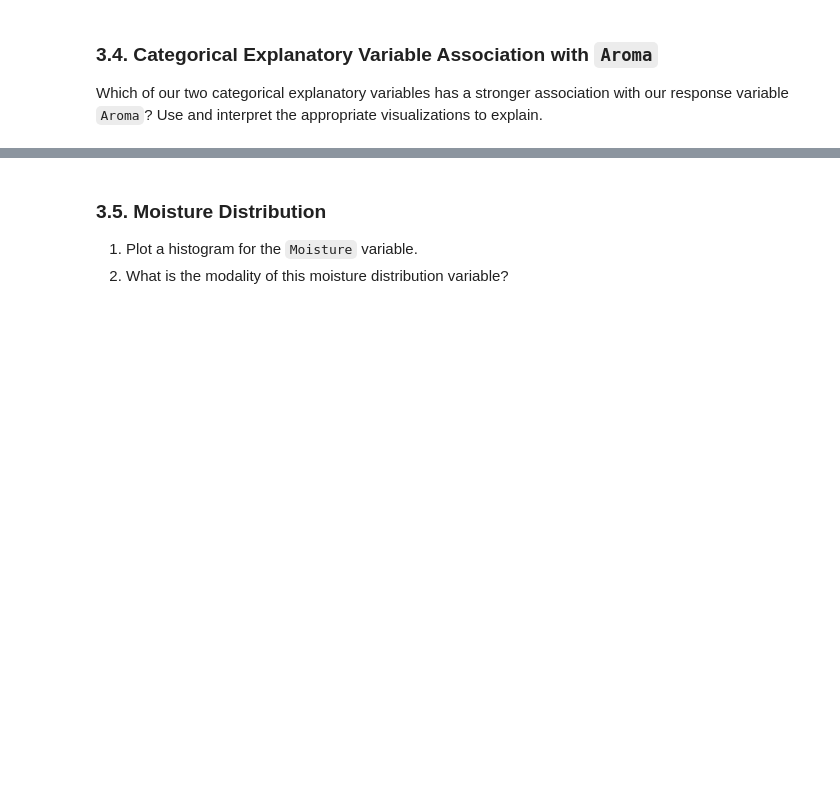
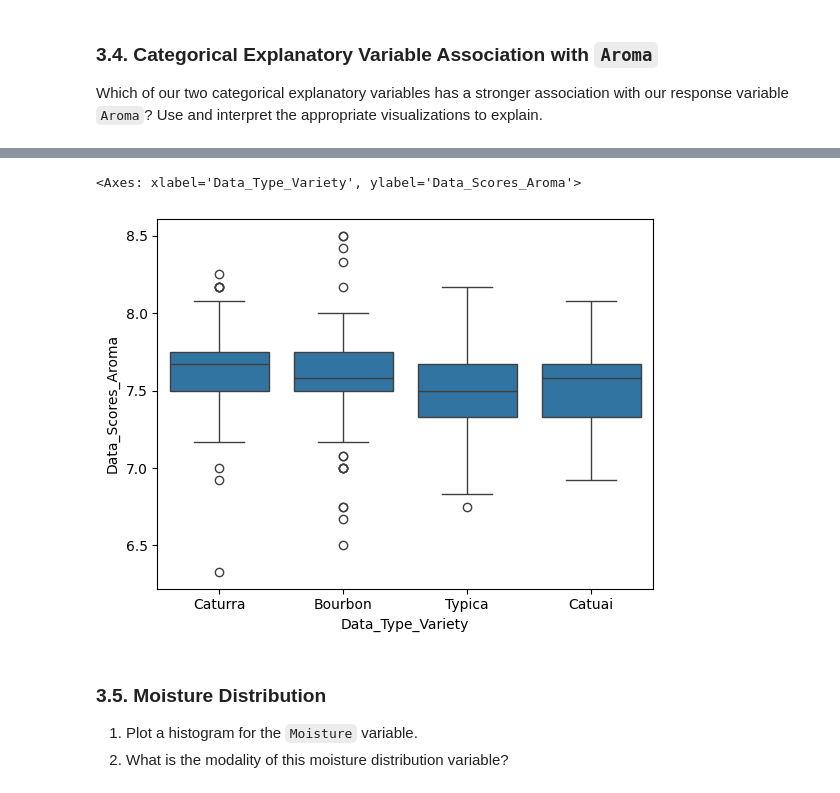
Before and after one commit to ryguy2k4/stat207, a Jupyter notebook: lab_05/lab_05_individual.ipynb, the cells around one changed output, grey strips where cells are left out. Saved outputs shown, nothing was run; the diff lists cells and outputs as text; code cells hidden in the pictures; blank space fills up the shorter version.

```diff
--- a/lab_05/lab_05_individual.ipynb
+++ b/lab_05/lab_05_individual.ipynb
@@ -310,3 +319,8 @@ Which of our two categorical explanatory variables has a stronger association wi
+# %%
+sns.boxplot(x="Data_Type_Variety",y="Data_Scores_Aroma",data=df_train)
+# %% [output]
+<Axes: xlabel='Data_Type_Variety', ylabel='Data_Scores_Aroma'>
+[figure, added]
 # %% [markdown]
 ### 3.5. Moisture Distribution
 
```
Also changed, not shown: parts of 13 cells of this notebook.
